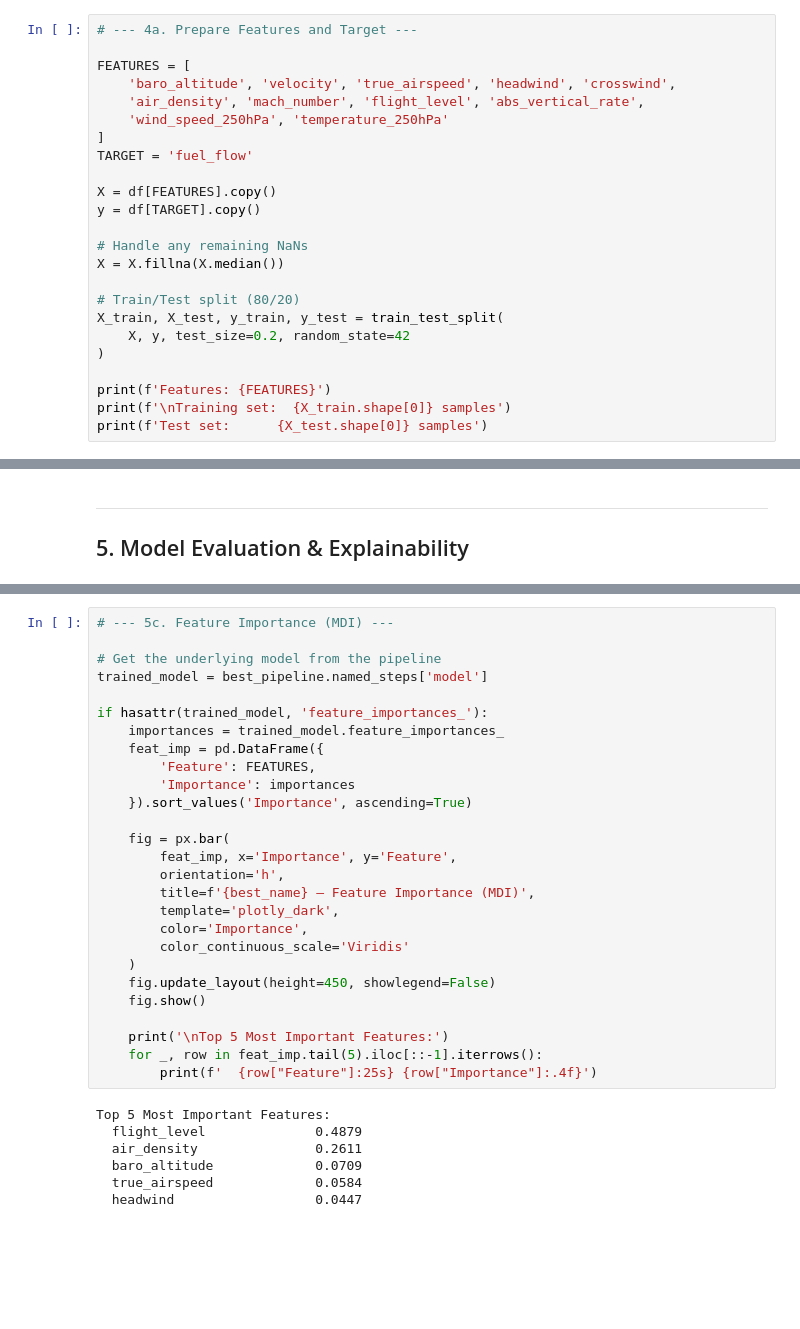
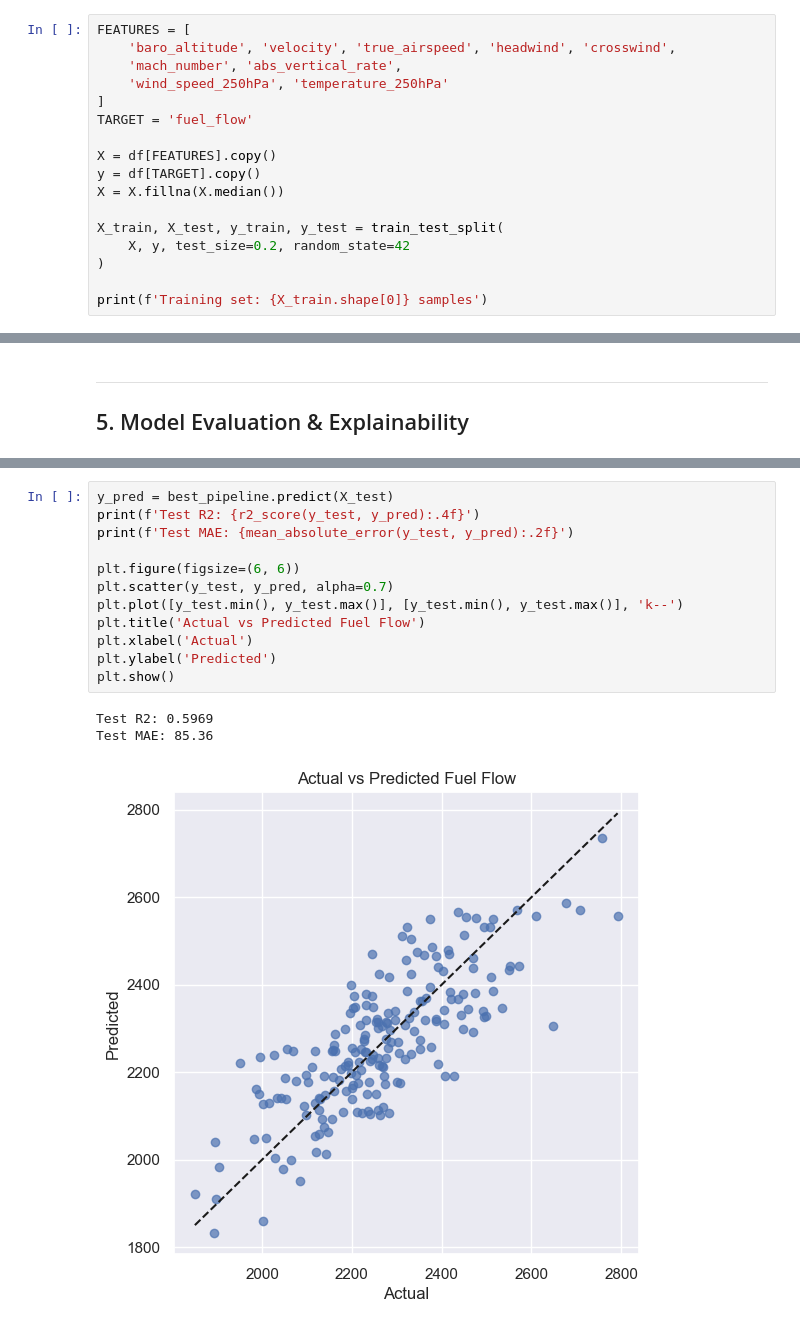
Before and after one commit to milantony05/flight-fuel-analysis, a Jupyter notebook: analysis.ipynb, the cells around one changed output, grey strips where cells are left out. Cells and saved outputs as stored; diff of their text form; blank space fills up the shorter version.

```diff
--- a/analysis.ipynb
+++ b/analysis.ipynb
@@ -517,25 +257,18 @@ We train two models — **Random Forest** and **XGBoost** — using 5-fold cross
 # %%
-# --- 4a. Prepare Features and Target ---
-
 FEATURES = [
     'baro_altitude', 'velocity', 'true_airspeed', 'headwind', 'crosswind',
-    'air_density', 'mach_number', 'flight_level', 'abs_vertical_rate',
+    'mach_number', 'abs_vertical_rate',
     'wind_speed_250hPa', 'temperature_250hPa'
 ]
 TARGET = 'fuel_flow'
 
 X = df[FEATURES].copy()
 y = df[TARGET].copy()
-
-# Handle any remaining NaNs
 X = X.fillna(X.median())
 
-# Train/Test split (80/20)
 X_train, X_test, y_train, y_test = train_test_split(
     X, y, test_size=0.2, random_state=42
 )
 
-print(f'Features: {FEATURES}')
-print(f'\nTraining set:  {X_train.shape[0]} samples')
-print(f'Test set:      {X_test.shape[0]} samples')
+print(f'Training set: {X_train.shape[0]} samples')
 # %% [output]
@@ -760,35 +297,17 @@ fig.show()
-# %%
-# --- 5c. Feature Importance (MDI) ---
-
-# Get the underlying model from the pipeline
-trained_model = best_pipeline.named_steps['model']
-
-if hasattr(trained_model, 'feature_importances_'):
-    importances = trained_model.feature_importances_
-    feat_imp = pd.DataFrame({
-        'Feature': FEATURES,
-        'Importance': importances
-    }).sort_values('Importance', ascending=True)
-
-    fig = px.bar(
-        feat_imp, x='Importance', y='Feature',
-        orientation='h',
-        title=f'{best_name} — Feature Importance (MDI)',
-        template='plotly_dark',
-        color='Importance',
-        color_continuous_scale='Viridis'
-    )
-    fig.update_layout(height=450, showlegend=False)
-    fig.show()
-
-    print('\nTop 5 Most Important Features:')
-    for _, row in feat_imp.tail(5).iloc[::-1].iterrows():
-        print(f'  {row["Feature"]:25s} {row["Importance"]:.4f}')
-# %% [output]
-Top 5 Most Important Features:
-  flight_level              0.4879
-  air_density               0.2611
-  baro_altitude             0.0709
-  true_airspeed             0.0584
-  headwind                  0.0447
+# %%
+y_pred = best_pipeline.predict(X_test)
+print(f'Test R2: {r2_score(y_test, y_pred):.4f}')
+print(f'Test MAE: {mean_absolute_error(y_test, y_pred):.2f}')
+
+plt.figure(figsize=(6, 6))
+plt.scatter(y_test, y_pred, alpha=0.7)
+plt.plot([y_test.min(), y_test.max()], [y_test.min(), y_test.max()], 'k--')
+plt.title('Actual vs Predicted Fuel Flow')
+plt.xlabel('Actual')
+plt.ylabel('Predicted')
+plt.show()
+# %% [output]
+Test R2: 0.5969
+Test MAE: 85.36
+[figure, added]
 # %%
```
Also changed, not shown: parts of 33 cells of this notebook, 1 other file.
